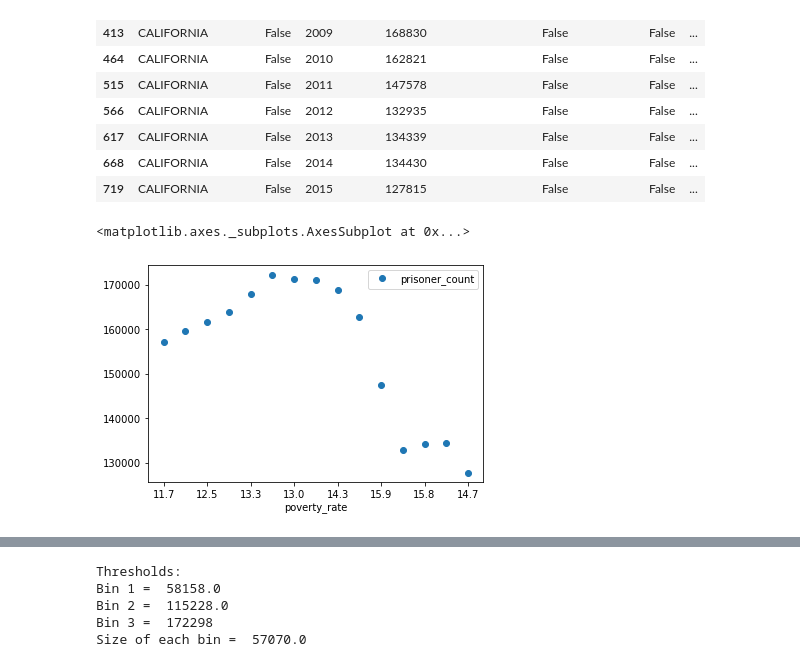
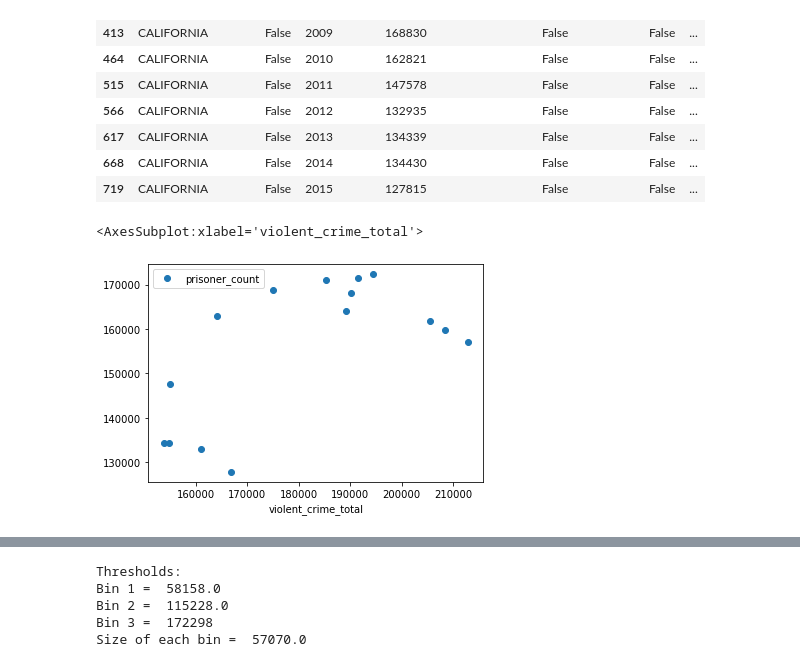
Before and after one commit to nahcn/ECS171-Project, a Jupyter notebook: data_management/CrimeAndIncarceration.ipynb, the cells around one changed output, grey strips where cells are left out. Saved outputs shown, nothing was run; the diff lists cells and outputs as text; code cells hidden in the pictures.

```diff
--- a/data_management/CrimeAndIncarceration.ipynb
+++ b/data_management/CrimeAndIncarceration.ipynb
@@ -19,0 +64,21 @@ df
+# %%
+df["poverty_rate"] = ""
+
+df.loc[df['year'] == 2001, ['poverty_rate']] = df_poverty_rate['Poverty_rate'][0]
+df.loc[df['year'] == 2002, ['poverty_rate']] = df_poverty_rate['Poverty_rate'][1]
+df.loc[df['year'] == 2003, ['poverty_rate']] = df_poverty_rate['Poverty_rate'][2]
+df.loc[df['year'] == 2004, ['poverty_rate']] = df_poverty_rate['Poverty_rate'][3]
+df.loc[df['year'] == 2005, ['poverty_rate']] = df_poverty_rate['Poverty_rate'][4]
+df.loc[df['year'] == 2006, ['poverty_rate']] = df_poverty_rate['Poverty_rate'][5]
+df.loc[df['year'] == 2007, ['poverty_rate']] = df_poverty_rate['Poverty_rate'][6]
+df.loc[df['year'] == 2008, ['poverty_rate']] = df_poverty_rate['Poverty_rate'][7]
+df.loc[df['year'] == 2009, ['poverty_rate']] = df_poverty_rate['Poverty_rate'][8]
+df.loc[df['year'] == 2010, ['poverty_rate']] = df_poverty_rate['Poverty_rate'][9]
+df.loc[df['year'] == 2011, ['poverty_rate']] = df_poverty_rate['Poverty_rate'][10]
+df.loc[df['year'] == 2012, ['poverty_rate']] = df_poverty_rate['Poverty_rate'][11]
+df.loc[df['year'] == 2013, ['poverty_rate']] = df_poverty_rate['Poverty_rate'][12]
+df.loc[df['year'] == 2014, ['poverty_rate']] = df_poverty_rate['Poverty_rate'][13]
+df.loc[df['year'] == 2015, ['poverty_rate']] = df_poverty_rate['Poverty_rate'][14]
+df.loc[df['year'] == 2016, ['poverty_rate']] = df_poverty_rate['Poverty_rate'][15]
+# %%
+df['poverty_rate'] = df['poverty_rate'].astype(float)
@@ -454,22 +484,3 @@ Note: It was difficult to find a dataset with the poverty rate for each state pe
-# %%
-df_copy["poverty_rate"] = ""
-
-df_copy.loc[df_copy['year'] == 2001, ['poverty_rate']] = df_poverty_rate['Poverty_rate'][0]
-df_copy.loc[df_copy['year'] == 2002, ['poverty_rate']] = df_poverty_rate['Poverty_rate'][1]
-df_copy.loc[df_copy['year'] == 2003, ['poverty_rate']] = df_poverty_rate['Poverty_rate'][2]
-df_copy.loc[df_copy['year'] == 2004, ['poverty_rate']] = df_poverty_rate['Poverty_rate'][3]
-df_copy.loc[df_copy['year'] == 2005, ['poverty_rate']] = df_poverty_rate['Poverty_rate'][4]
-df_copy.loc[df_copy['year'] == 2006, ['poverty_rate']] = df_poverty_rate['Poverty_rate'][5]
-df_copy.loc[df_copy['year'] == 2007, ['poverty_rate']] = df_poverty_rate['Poverty_rate'][6]
-df_copy.loc[df_copy['year'] == 2008, ['poverty_rate']] = df_poverty_rate['Poverty_rate'][7]
-df_copy.loc[df_copy['year'] == 2009, ['poverty_rate']] = df_poverty_rate['Poverty_rate'][8]
-df_copy.loc[df_copy['year'] == 2010, ['poverty_rate']] = df_poverty_rate['Poverty_rate'][9]
-df_copy.loc[df_copy['year'] == 2011, ['poverty_rate']] = df_poverty_rate['Poverty_rate'][10]
-df_copy.loc[df_copy['year'] == 2012, ['poverty_rate']] = df_poverty_rate['Poverty_rate'][11]
-df_copy.loc[df_copy['year'] == 2013, ['poverty_rate']] = df_poverty_rate['Poverty_rate'][12]
-df_copy.loc[df_copy['year'] == 2014, ['poverty_rate']] = df_poverty_rate['Poverty_rate'][13]
-df_copy.loc[df_copy['year'] == 2015, ['poverty_rate']] = df_poverty_rate['Poverty_rate'][14]
-df_copy.loc[df_copy['year'] == 2016, ['poverty_rate']] = df_poverty_rate['Poverty_rate'][15]
 # %%
 df_state = df_copy[df_copy['jurisdiction'] == 'CALIFORNIA']
 # %%
@@ -492,10 +503,10 @@ df_state
 | 668 | CALIFORNIA | False | 2014 | 134430 | False | False | ... |
 | 719 | CALIFORNIA | False | 2015 | 127815 | False | False | ... |
 # %%
-df_state.plot(x = 'poverty_rate', y = 'prisoner_count', style = 'o')
+df_state.plot(x = 'violent_crime_total', y = 'prisoner_count', style = 'o')
 # %% [output]
-<matplotlib.axes._subplots.AxesSubplot at 0x...>
+<AxesSubplot:xlabel='violent_crime_total'>
-[figure, old version]
+[figure, new version]
 # %%
 # Polynomial regression more closely models real world data than linear regression
 
```
Also changed, not shown: parts of 42 cells of this notebook.
